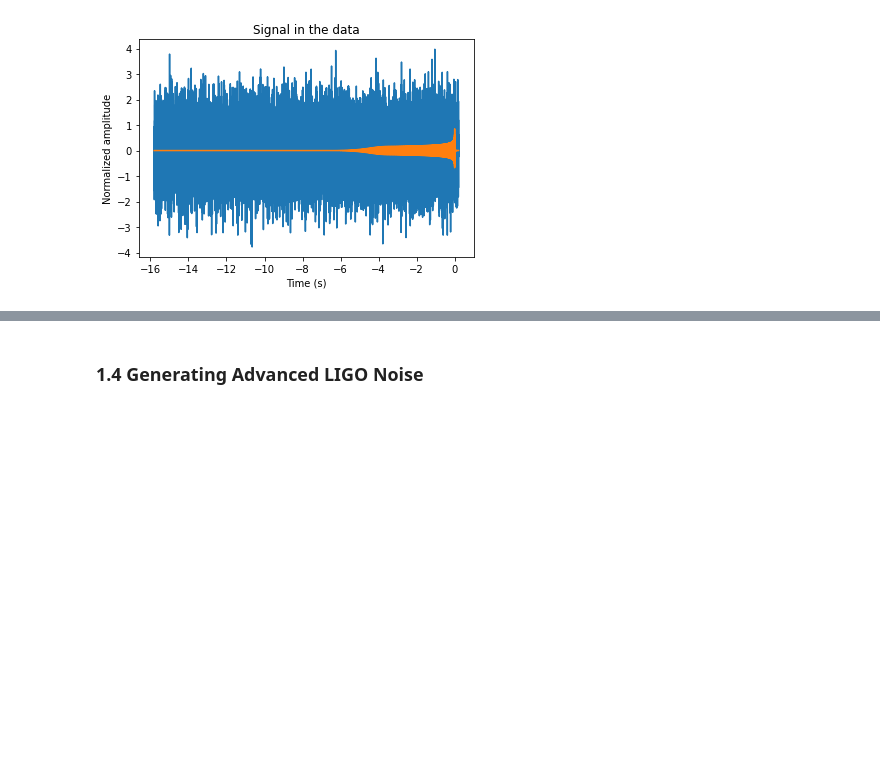
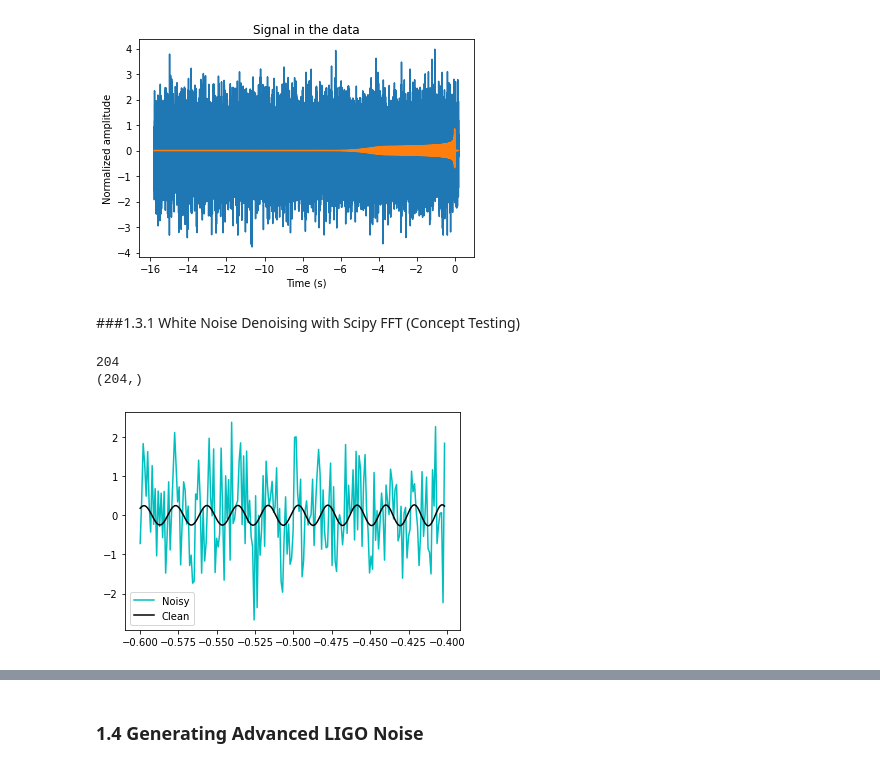
Before and after one commit to xli2522/GW-SignalGen, a Jupyter notebook: GW_gen.ipynb, the cells around one changed output, grey strips where cells are left out. Drawn from its saved outputs; the diff is of its cells as text; code cells hidden in the pictures; blank space fills up the shorter version.

Commit message:
FFT Concept Testing

```diff
--- a/GW_gen.ipynb
+++ b/GW_gen.ipynb
@@ -268,3 +277,5 @@ Text(0, 0.5, 'Normalized amplitude')
 [figure]
 [figure]
 [figure]
+# %% [markdown]
+###1.3.1 White Noise Denoising with Scipy FFT (Concept Testing)
@@ -270,0 +286,25 @@ Text(0, 0.5, 'Normalized amplitude')
+# %%
+#load noisy data
+noisy_series = data[waveform_start:waveform_start+len(hp1)]
+#load normalized clean data
+clean_series = list(reversed(10*hp1))
+clean_series = list(reversed(clean_series))
+L = int(np.floor(0.8*sample_rate))     #only take the last ? s
+L2 = int(np.floor(0.2*sample_rate))
+print(L2)
+#load time array
+t = hp1.sample_times[-L:][:L2]
+dt = 1/sample_rate
+print(np.shape(t))
+
+
+plt.figure()
+plt.plot(t, noisy_series[-L:][:L2], color='c', label='Noisy')
+plt.plot(t, clean_series[-L:][:L2], color='k', label='Clean')
+plt.legend()
+
+plt.show()
+# %% [output]
+204
+(204,)
+[figure, added]
```
Also changed, not shown: parts of 15 cells of this notebook.
